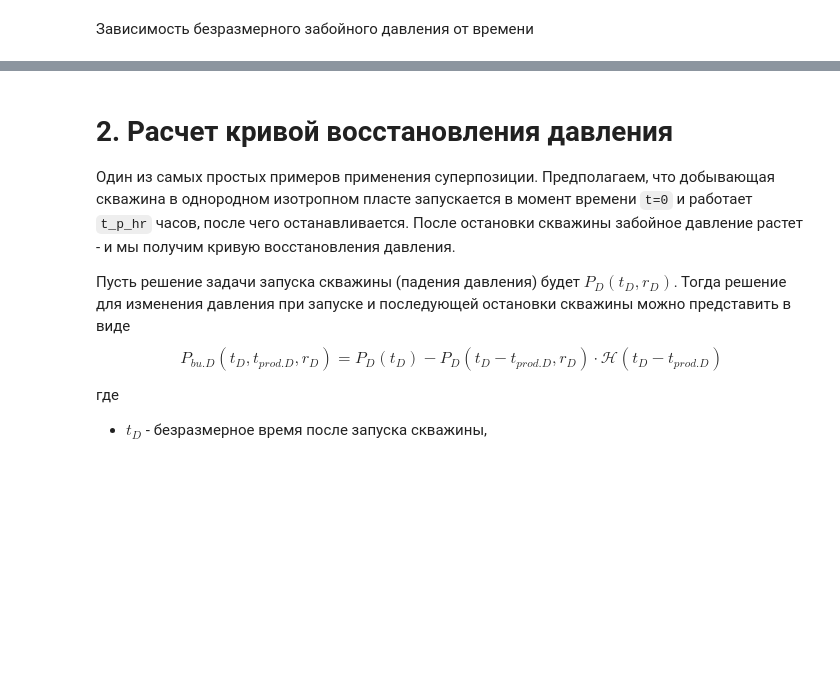
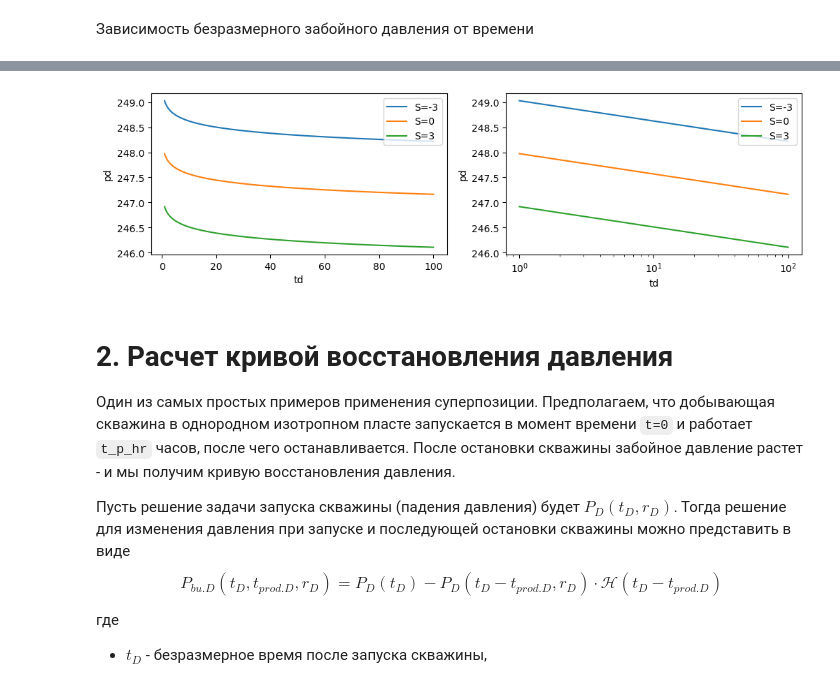
Before and after one commit to khabibullinra/welltest_examples, a Jupyter notebook: examples/basic/111_transient_line_source_simple_dimensionless.ipynb, the cells around one changed output, grey strips where cells are left out. Cells and saved outputs as stored; diff of their text form; code cells hidden in the pictures; blank space fills up the shorter version.

```diff
--- a/examples/basic/111_transient_line_source_simple_dimensionless.ipynb
+++ b/examples/basic/111_transient_line_source_simple_dimensionless.ipynb
@@ -359,3 +522,22 @@ plt.show()
+# %%
+t_arr = np.logspace(0, 2, 100)
+r = 0.1
+# при построении используем векторный расчет
+fig, (ax1, ax2) = plt.subplots(1, 2, figsize=(12,3))
+for skin in [-3,0,3]:
+    ax1.plot(t_arr, p_line_source_ei(t_arr, r, 10, skin = skin), label = f'S={skin}' )
+    ax2.plot(t_arr, p_line_source_ei(t_arr, r, 10, skin = skin), label = f'S={skin}' )
+#plt.title("Решение уравнения линейного стока для td = {}".format(td))
+ax1.set_xlabel("td")
+ax1.set_ylabel("pd")
+ax2.set_xlabel("td")
+ax2.set_ylabel("pd")
+ax2.set_xscale('log')
+ax1.legend()
+ax2.legend()
+plt.show()
+# %% [output]
+[figure, added]
 # %% [markdown]
 # 2. Расчет кривой восстановления давления <a class="anchor" id="342"></a>
 
```
Also changed, not shown: parts of 13 cells of this notebook, 12 other files.
